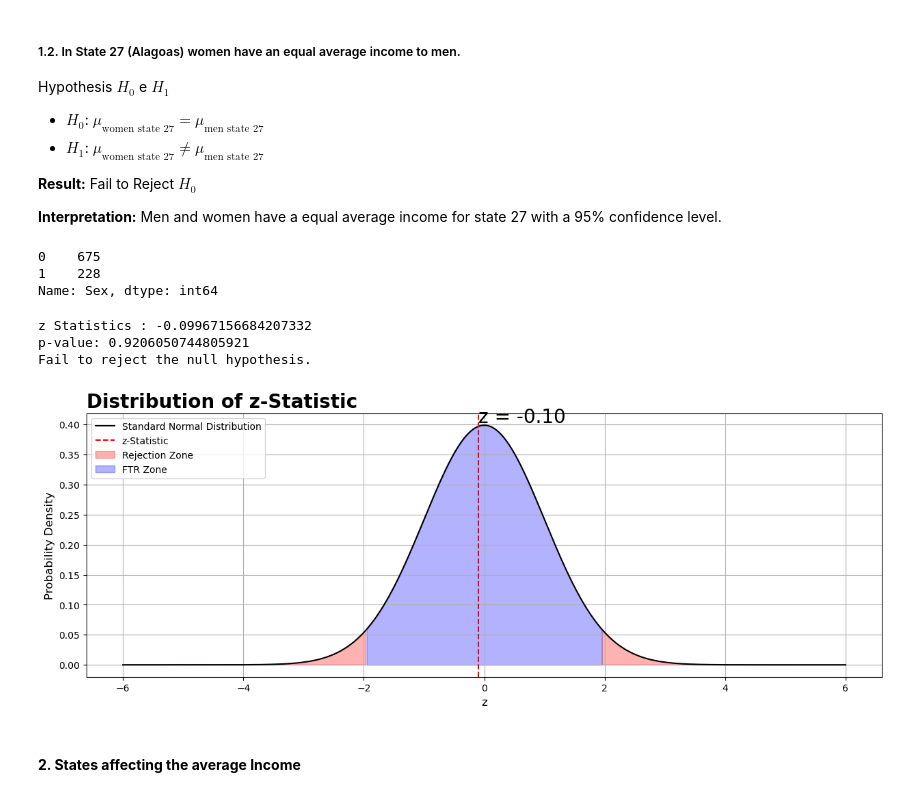
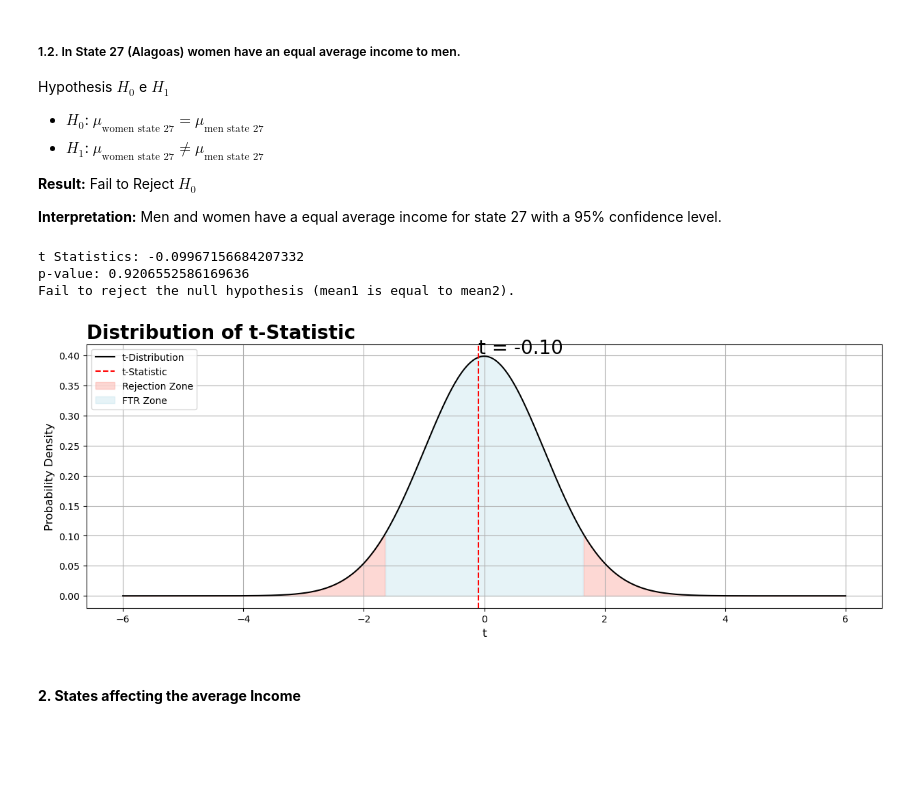
Before and after one commit to Lacerdash/Hypothesis-Testing-Confidence-Interval, a Jupyter notebook: Exploratory Analysis.ipynb, the cells around one changed output. Saved outputs shown, nothing was run; the diff lists cells and outputs as text; code cells hidden in the pictures; blank space fills up the shorter version.

```diff
--- a/Exploratory Analysis.ipynb
+++ b/Exploratory Analysis.ipynb
@@ -677,68 +706,21 @@ Hypothesis $H_0$ e $H_1$
 **Result:** Fail to Reject $H_0$
 
 **Interpretation:** Men and women have a equal average income for state 27 with a 95% confidence level.
-# %%
-df[(df['State'] == 27)].Sex.value_counts()
-# %% [output]
-0    675
-1    228
-Name: Sex, dtype: int64
 # %%
 # Geting sample from our dataset
 alagoas_women = df[(df['State'] == 27) & (df['Sex'] == 1) ]['Income'].sample(n = 200, random_state = 101)
 alagoas_men = df[(df['State'] == 27) & (df['Sex'] == 0)]['Income'].sample(n = 200, random_state = 101)
-# %%
-# DescrStatsW store the descriptive statistics for each dataset, including: sample size, mean, sd, and other relevant statistics.
-test_women = DescrStatsW(alagoas_women)
-test_men = DescrStatsW(alagoas_men)
-
-# CompareMeans allows you to compare means between the two datasets and perform hypothesis tests.
-test_B = CompareMeans(test_women, test_men)
-
-# Performing a z-test and obtaining the test statistics:
-z, p_value = test_B.ztest_ind(alternative='two-sided', value=0)
-print('z Statistics :', z)
-print('p-value:', p_value)
-
-# Interpreting the results
-alpha = 0.05 / 2  # significance level
-
-if p_value < alpha:
-    print("Reject the null hypothesis.")
-else:
-    print("Fail to reject the null hypothesis.")
-# %% [output]
-z Statistics : -0.09967156684207332
-p-value: 0.9206050744805921
-Fail to reject the null hypothesis.
-# %%
-alpha = 0.05  # significance level
-critical_value = norm.ppf(1 - alpha / 2)  # calculate the critical value
-
-x = np.linspace(-6, 6, 1000)  # x-axis values
-y = norm.pdf(x, loc=0, scale=1)  # corresponding y-axis values for a standard normal distribution
-
-plt.figure(figsize=(15,5))
-
-plt.plot(x, y, color='black', label='Standard Normal Distribution')
-
-# Add a vertical line representing the z-statistic and a text with its value
-plt.axvline(x=z, color='red', linestyle='--', label='z-Statistic')
-plt.text(z, norm.pdf(z), f'z = {z:.2f}', size = 20, color='black', verticalalignment='bottom', horizontalalignment='left')
-
-# Fill the rejection zone and the FTR zone
-plt.fill_between(x, y, where=(x < -critical_value) | (x > critical_value), color='red', alpha=0.3, label='Rejection Zone')
-plt.fill_between(x, y, where=(x >= -critical_value) & (x <= critical_value), color='blue', alpha=0.3, label='FTR Zone')
-
-
-plt.title('Distribution of z-Statistic', size = 20, fontweight = 'bold', loc = 'left')
-plt.xlabel('z', size = 12)
-plt.ylabel('Probability Density', size = 12)
-plt.legend(loc='upper left')
-plt.grid(True)
-plt.show()
-# %% [output]
-[figure, removed]
+# %%
+# t_stat function
+t_stat = t_test(alagoas_women, alagoas_men, alternative='two-sided')
+
+# plot_t_test function
+plot_t_test(alagoas_women, alagoas_men, alternative='two-sided')
+# %% [output]
+t Statistics: -0.09967156684207332
+p-value: 0.9206552586169636
+Fail to reject the null hypothesis (mean1 is equal to mean2).
+[figure, added]
 # %% [markdown]
 #### **2. States affecting the average Income**
 # %% [markdown]
```
Also changed, not shown: parts of 34 cells of this notebook, 1 other file.
